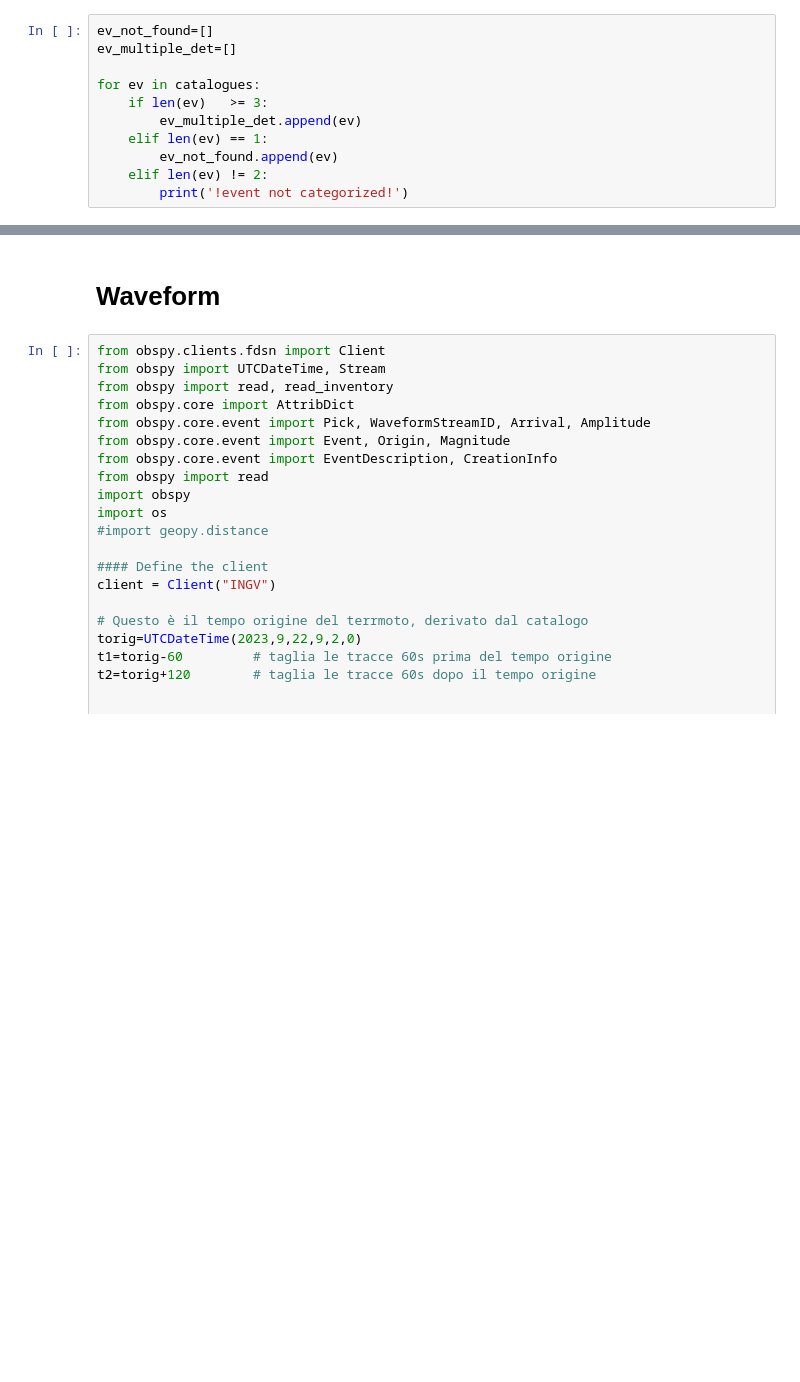
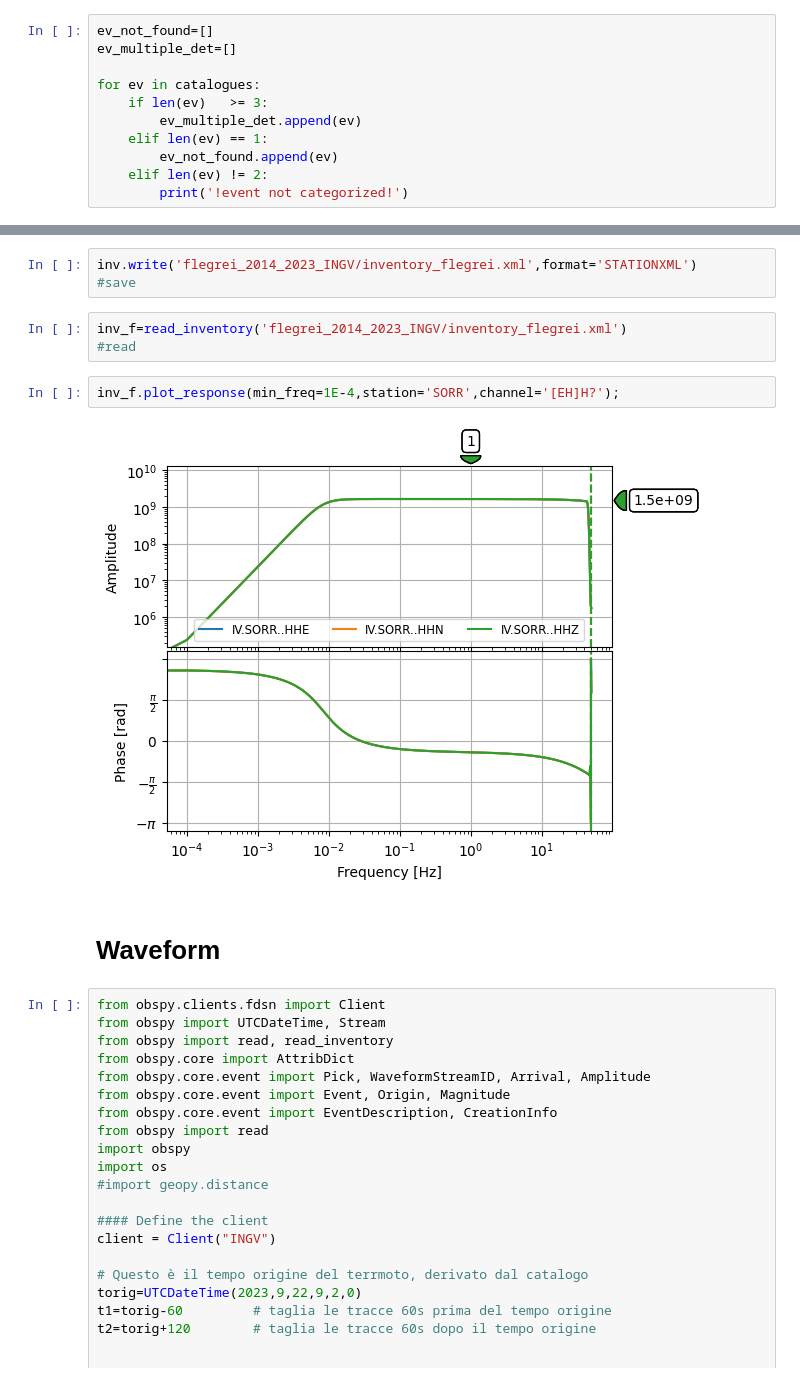
Before and after one commit to giacomorapagnani/seis, a Jupyter notebook: cat_comparison.ipynb, the cells around one changed output, grey strips where cells are left out. Drawn from its saved outputs; the diff is of its cells as text; blank space fills up the shorter version.

```diff
--- a/cat_comparison.ipynb
+++ b/cat_comparison.ipynb
@@ -69,3 +186,11 @@ ev_not_found
+# %%
+inv.write('flegrei_2014_2023_INGV/inventory_flegrei.xml',format='STATIONXML')                        #save
+# %%
+inv_f=read_inventory('flegrei_2014_2023_INGV/inventory_flegrei.xml')                                 #read
+# %%
+inv_f.plot_response(min_freq=1E-4,station='SORR',channel='[EH]H?');
+# %% [output]
+[figure, added]
 # %% [markdown]
 # Waveform
 # %%
```
Also changed, not shown: parts of 16 cells of this notebook, 6 other files.
